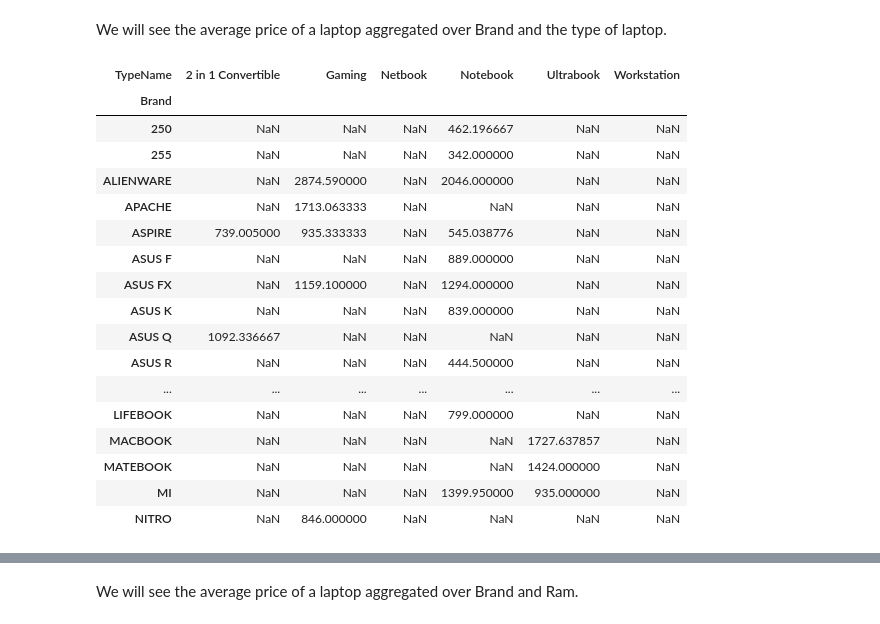
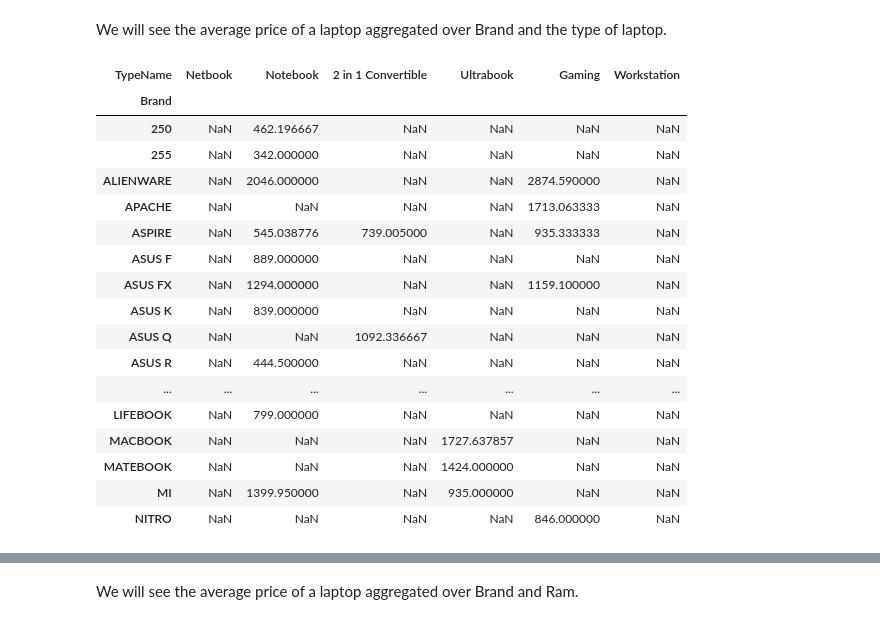
Before and after one commit to ryan-ferns/project_laptop_prices, a Jupyter notebook: laptop-prices-project.ipynb, the cells around one changed output, grey strips where cells are left out. Drawn from its saved outputs; the diff is of its cells as text; code cells hidden in the pictures.

```diff
--- a/laptop-prices-project.ipynb
+++ b/laptop-prices-project.ipynb
@@ -3226,24 +3225,32 @@ to get more insight into the Brand variable.
 # %% [markdown]
 We will see the average price of a laptop aggregated over Brand and the type of laptop.
 # %%
-pd.pivot_table(train, values='Price_euros', index='Brand', columns='TypeName')[:35]
+pd.pivot_table(
+    train,
+    values='Price_euros',
+    index='Brand',
+    columns='TypeName'
+).reindex(
+    labels=TypeName_values,
+    axis=1
+)[:35]
 # %% [output]
-| TypeName | 2 in 1 Convertible | Gaming | Netbook | Notebook | Ultrabook | Workstation |
+| TypeName | Netbook | Notebook | 2 in 1 Convertible | Ultrabook | Gaming | Workstation |
 | Brand |  |  |  |  |  |  |
-| 250 | NaN | NaN | NaN | 462.196667 | NaN | NaN |
-| 255 | NaN | NaN | NaN | 342.000000 | NaN | NaN |
-| ALIENWARE | NaN | 2874.590000 | NaN | 2046.000000 | NaN | NaN |
-| APACHE | NaN | 1713.063333 | NaN | NaN | NaN | NaN |
-| ASPIRE | 739.005000 | 935.333333 | NaN | 545.038776 | NaN | NaN |
-| ASUS F | NaN | NaN | NaN | 889.000000 | NaN | NaN |
-| ASUS FX | NaN | 1159.100000 | NaN | 1294.000000 | NaN | NaN |
-| ASUS K | NaN | NaN | NaN | 839.000000 | NaN | NaN |
-| ASUS Q | 1092.336667 | NaN | NaN | NaN | NaN | NaN |
-| ASUS R | NaN | NaN | NaN | 444.500000 | NaN | NaN |
+| 250 | NaN | 462.196667 | NaN | NaN | NaN | NaN |
+| 255 | NaN | 342.000000 | NaN | NaN | NaN | NaN |
+| ALIENWARE | NaN | 2046.000000 | NaN | NaN | 2874.590000 | NaN |
+| APACHE | NaN | NaN | NaN | NaN | 1713.063333 | NaN |
+| ASPIRE | NaN | 545.038776 | 739.005000 | NaN | 935.333333 | NaN |
+| ASUS F | NaN | 889.000000 | NaN | NaN | NaN | NaN |
+| ASUS FX | NaN | 1294.000000 | NaN | NaN | 1159.100000 | NaN |
+| ASUS K | NaN | 839.000000 | NaN | NaN | NaN | NaN |
+| ASUS Q | NaN | NaN | 1092.336667 | NaN | NaN | NaN |
+| ASUS R | NaN | 444.500000 | NaN | NaN | NaN | NaN |
 | ... | ... | ... | ... | ... | ... | ... |
-| LIFEBOOK | NaN | NaN | NaN | 799.000000 | NaN | NaN |
-| MACBOOK | NaN | NaN | NaN | NaN | 1727.637857 | NaN |
-| MATEBOOK | NaN | NaN | NaN | NaN | 1424.000000 | NaN |
-| MI | NaN | NaN | NaN | 1399.950000 | 935.000000 | NaN |
-| NITRO | NaN | 846.000000 | NaN | NaN | NaN | NaN |
+| LIFEBOOK | NaN | 799.000000 | NaN | NaN | NaN | NaN |
+| MACBOOK | NaN | NaN | NaN | 1727.637857 | NaN | NaN |
+| MATEBOOK | NaN | NaN | NaN | 1424.000000 | NaN | NaN |
+| MI | NaN | 1399.950000 | NaN | 935.000000 | NaN | NaN |
+| NITRO | NaN | NaN | NaN | NaN | 846.000000 | NaN |
 # %%
```
Also changed, not shown: parts of 5 cells of this notebook.
